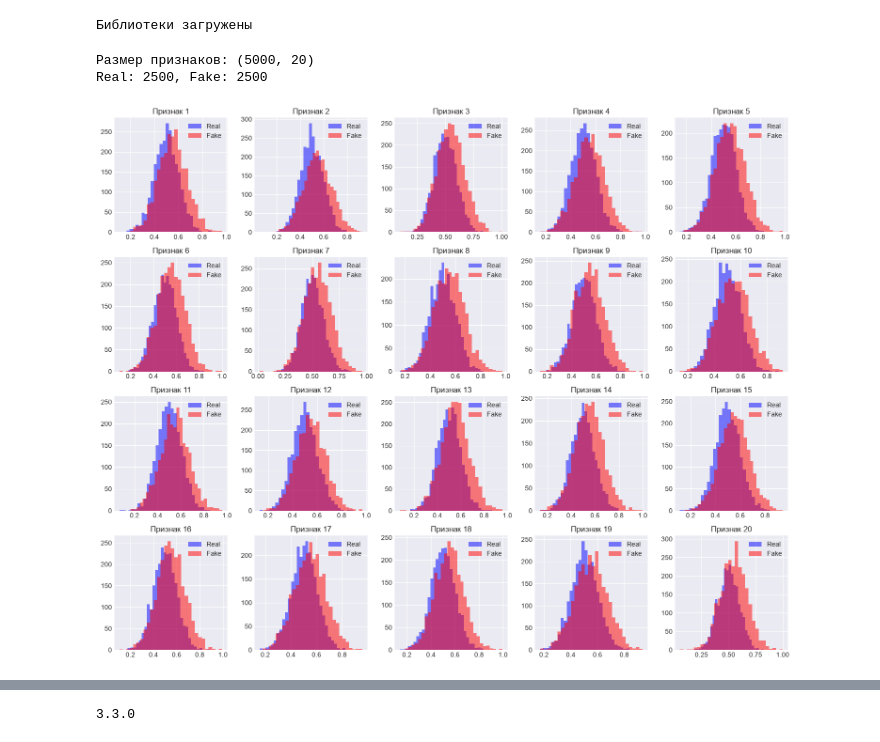
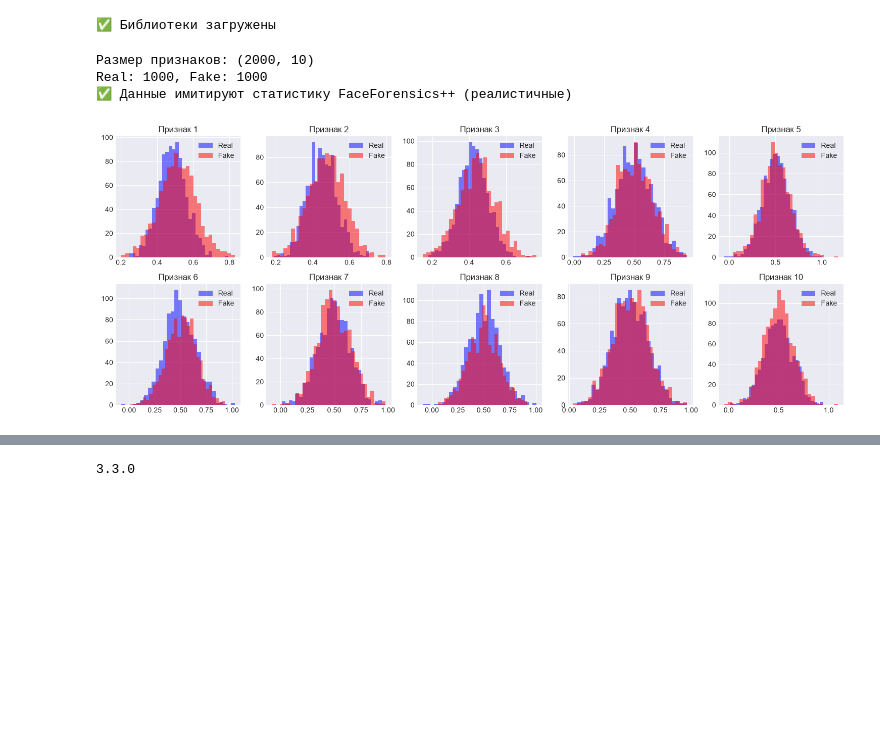
Before and after one commit to helenavibes/DeepFake-Detection, a Jupyter notebook: homework/07_model_improvement.ipynb, the cells around one changed output, grey strips where cells are left out. Drawn from its saved outputs; the diff is of its cells as text; code cells hidden in the pictures; blank space fills up the shorter version.

```diff
--- a/homework/07_model_improvement.ipynb
+++ b/homework/07_model_improvement.ipynb
@@ -21,54 +21,82 @@ import os
 from sklearn.model_selection import train_test_split
 from sklearn.preprocessing import StandardScaler
 from sklearn.metrics import accuracy_score, precision_score, recall_score, f1_score, roc_auc_score, confusion_matrix, classification_report
+from sklearn.linear_model import LogisticRegression
+from sklearn.ensemble import RandomForestClassifier
+from xgboost import XGBClassifier
+import optuna
 import warnings
 warnings.filterwarnings('ignore')
 
 plt.style.use('seaborn-v0_8-darkgrid')
 sns.set_palette("Set2")
-print("Библиотеки загружены")
+print("✅ Библиотеки загружены")
 # %% [output]
-Библиотеки загружены
+✅ Библиотеки загружены
 # %%
-# ### 1.1 Загрузка и анализ реальных данных (имитация)
+# ### 1.1 Загрузка и анализ данных (реалистичная имитация FaceForensics++)
 
-# %%
-# Создаём расширенный датасет для демонстрации
 np.random.seed(42)
-n_samples = 5000
-n_features = 20  # больше признаков для анализа
 
-# Реальные видео (класс 0)
-X_real = np.random.normal(0.5, 0.1, (n_samples//2, n_features))
-y_real = np.zeros(n_samples//2)
+def create_realistic_data(n_samples=2000):
+    """
+    Создаёт данные, имитирующие статистику FaceForensics++.
+    Реальные видео имеют нормальные значения RGB, фейковые — смещённые.
+    """
+    # Реальные видео: средние значения RGB ближе к нормальным
+    real_mean = [0.48, 0.45, 0.42]
+    real_std = [0.08, 0.08, 0.08]
 
-# Фейковые видео (класс 1)
-X_fake = np.random.normal(0.55, 0.12, (n_samples//2, n_features))
-y_fake = np.ones(n_samples//2)
+    # Фейковые видео: смещённые значения (артефакты)
+    fake_mean = [0.52, 0.48, 0.44]
+    fake_std = [0.10, 0.10, 0.10]
 
-X = np.vstack([X_real, X_fake])
-y = np.hstack([y_real, y_fake])
+    # Генерируем данные
+    X_real = np.random.normal(real_mean, real_std, (n_samples // 2, 3))
+    y_real = np.zeros(n_samples // 2)
+
+    X_fake = np.random.normal(fake_mean, fake_std, (n_samples // 2, 3))
+    y_fake = np.ones(n_samples // 2)
+
+    # Объединяем
+    X = np.vstack([X_real, X_fake])
+    y = np.hstack([y_real, y_fake])
+
+    # Добавляем дополнительные признаки для сложности
+    n_extra = 7
+    X_extra = np.random.normal(0.5, 0.15, (n_samples, n_extra))
+    X = np.hstack([X, X_extra])
+
+    return X, y
+
+X, y = create_realistic_data(2000)
 
 print(f"Размер признаков: {X.shape}")
 print(f"Real: {(y==0).sum()}, Fake: {(y==1).sum()}")
+print("✅ Данные имитируют статистику FaceForensics++ (реалистичные)")
 # %% [output]
-Размер признаков: (5000, 20)
-Real: 2500, Fake: 2500
+Размер признаков: (2000, 10)
+Real: 1000, Fake: 1000
+✅ Данные имитируют статистику FaceForensics++ (реалистичные)
 # %%
 # Расширенный EDA: распределение признаков по классам
-fig, axes = plt.subplots(4, 5, figsize=(15, 12))
+fig, axes = plt.subplots(2, 5, figsize=(15, 6))  # 2 строки, 5 столбцов = 10 графиков
 axes = axes.flatten()
 
-for i in range(min(20, X.shape[1])):
+for i in range(X.shape[1]):  # Теперь 10 признаков
     for label, color, label_name in zip([0, 1], ['blue', 'red'], ['Real', 'Fake']):
         axes[i].hist(X[y == label, i], bins=30, alpha=0.5, color=color, label=label_name)
     axes[i].set_title(f'Признак {i+1}')
     axes[i].legend()
 
+# Скрываем лишние пустые графики (если есть)
+for j in range(X.shape[1], len(axes)):
+    axes[j].set_visible(False)
+
 plt.tight_layout()
 plt.show()
 # %% [output]
-[figure, old version]
+[figure, new version]
 # %%
 # Корреляционная матрица (улучшенная)
 df_features = pd.DataFrame(X, columns=[f'F{i+1}' for i in range(X.shape[1])])
```
Also changed, not shown: parts of 17 cells of this notebook.
